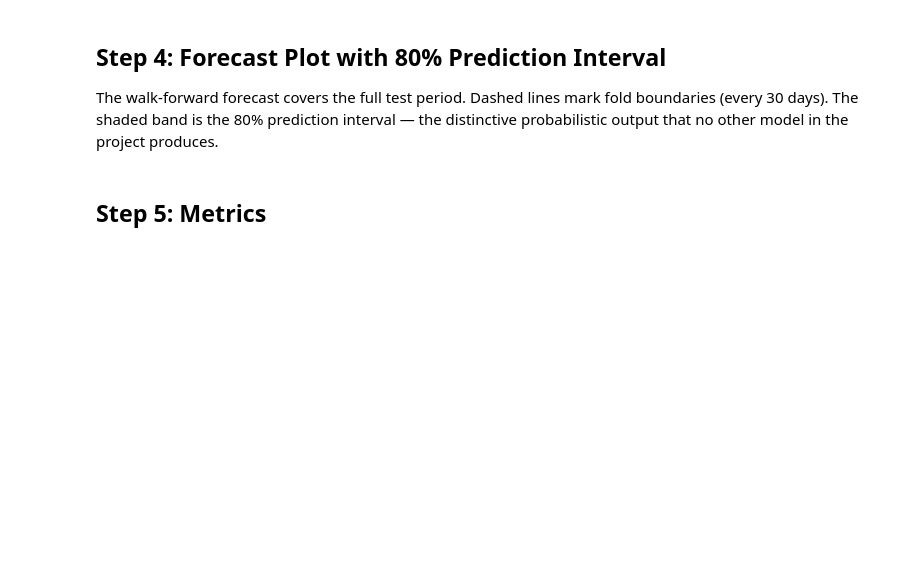
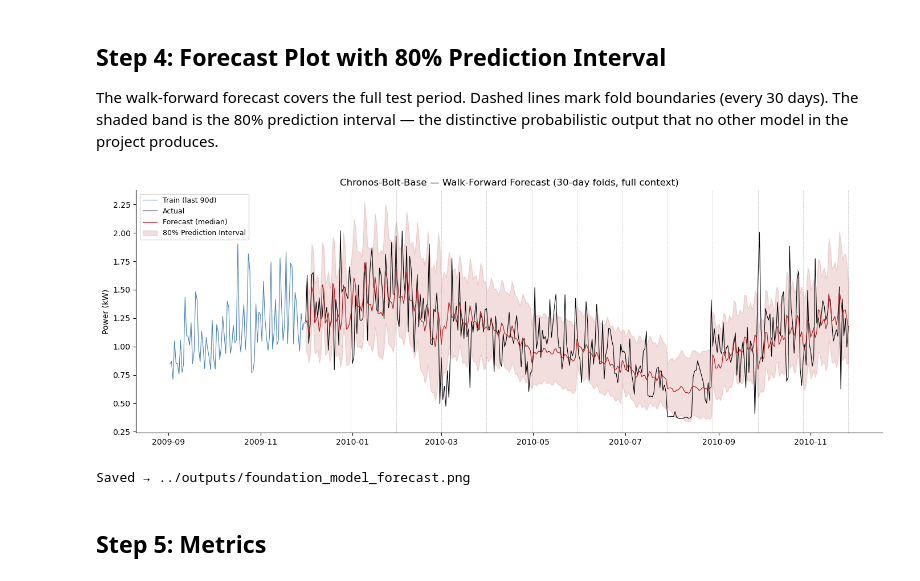
Before and after one commit to brody-rm/household-power, a Jupyter notebook: notebooks/04_foundation_model.ipynb, the cells around one changed output. Saved outputs shown, nothing was run; the diff lists cells and outputs as text; code cells hidden in the pictures; blank space fills up the shorter version.

```diff
--- a/notebooks/04_foundation_model.ipynb
+++ b/notebooks/04_foundation_model.ipynb
@@ -104,34 +130,37 @@ The walk-forward forecast covers the full test period. Dashed lines mark fold bo
 # %%
 def rmse(y_true, y_pred):
     return np.sqrt(np.mean((np.array(y_true) - np.array(y_pred)) ** 2))
 
 def mape(y_true, y_pred):
     y_true, y_pred = np.array(y_true), np.array(y_pred)
     return np.mean(np.abs((y_true - y_pred) / y_true)) * 100
 
 fig, ax = plt.subplots(figsize=(14, 5))
 
 ax.plot(train_series.iloc[-90:], color='steelblue', linewidth=0.8, label='Train (last 90d)')
 ax.plot(test_series,             color='black',     linewidth=0.8, label='Actual')
 ax.plot(chronos_forecast,        color='firebrick', linewidth=0.9, label='Forecast (median)')
 ax.fill_between(
     chronos_forecast.index,
     chronos_low,
     chronos_high,
     color='firebrick', alpha=0.15, label='80% Prediction Interval',
 )
 
 for s in fold_starts[1:]:
     ax.axvline(x=test_series.index[s], color='gray', linestyle='--', linewidth=0.5, alpha=0.5)
 
 ax.set_ylabel('Power (kW)')
-ax.set_title('Chronos-T5-Base — Walk-Forward Forecast (30-day folds, expanding context)')
+ax.set_title('Chronos-Bolt-Base — Walk-Forward Forecast (30-day folds, full context)')
 ax.legend(fontsize=9)
 sns.despine()
 plt.tight_layout()
 plt.savefig('../outputs/foundation_model_forecast.png', dpi=150, bbox_inches='tight')
 plt.show()
 print('Saved → ../outputs/foundation_model_forecast.png')
+# %% [output]
+[figure, added]
+Saved → ../outputs/foundation_model_forecast.png
 # %% [markdown]
 ## Step 5: Metrics
 # %%
```
Also changed, not shown: parts of 10 cells of this notebook, 1 other file.
